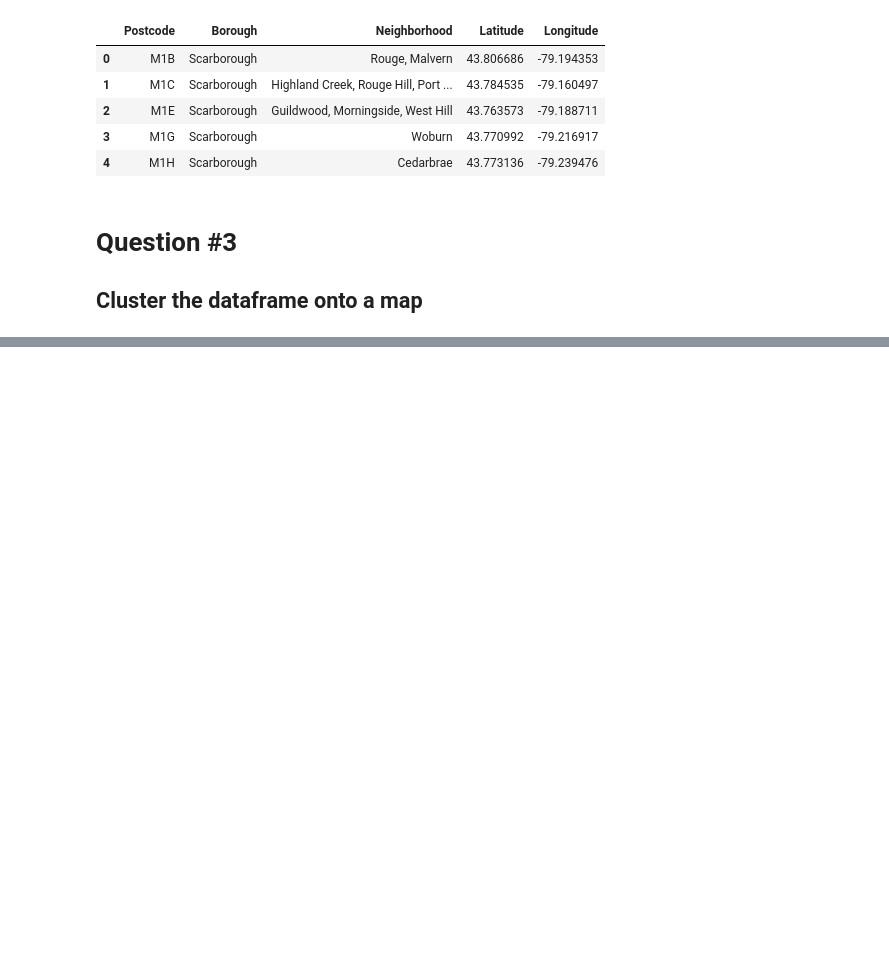
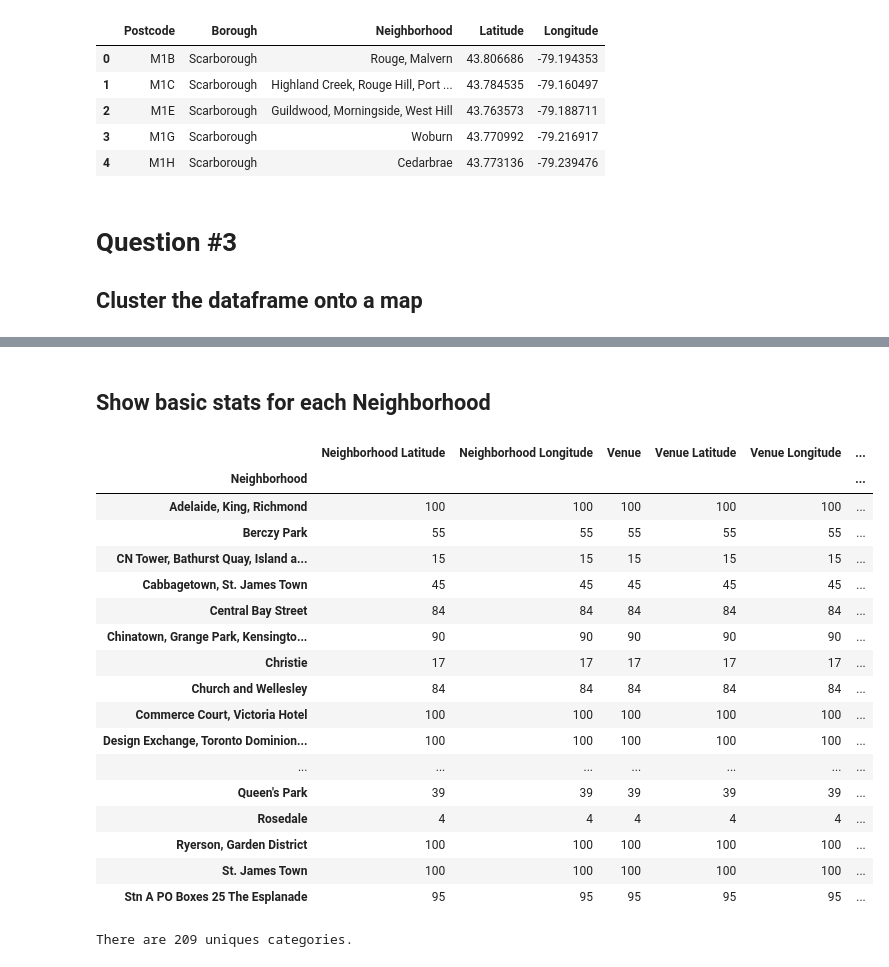
Before and after one commit to jmerten/Coursera_Capstone, a Jupyter notebook: Capstone Clustering Notebook.ipynb, the cells around one changed output, grey strips where cells are left out. Drawn from its saved outputs; the diff is of its cells as text; code cells hidden in the pictures; blank space fills up the shorter version.

```diff
--- a/Capstone Clustering Notebook.ipynb
+++ b/Capstone Clustering Notebook.ipynb
@@ -138,0 +237,12 @@ map_canada
+# %%
+# function that extracts the category of the venue
+def get_category_type(row):
+    try:
+        categories_list = row['categories']
+    except:
+        categories_list = row['venue.categories']
+
+    if len(categories_list) == 0:
+        return None
+    else:
+        return categories_list[0]['name']
@@ -138,0 +354,27 @@ map_canada
+# %% [markdown]
+## Show basic stats for each Neighborhood
+# %%
+toronto_venues.groupby('Neighborhood').count()
+# %% [output]
+|  | Neighborhood Latitude | Neighborhood Longitude | Venue | Venue Latitude | Venue Longitude | ... |
+| Neighborhood |  |  |  |  |  | ... |
+| Adelaide, King, Richmond | 100 | 100 | 100 | 100 | 100 | ... |
+| Berczy Park | 55 | 55 | 55 | 55 | 55 | ... |
+| CN Tower, Bathurst Quay, Island a... | 15 | 15 | 15 | 15 | 15 | ... |
+| Cabbagetown, St. James Town | 45 | 45 | 45 | 45 | 45 | ... |
+| Central Bay Street | 84 | 84 | 84 | 84 | 84 | ... |
+| Chinatown, Grange Park, Kensingto... | 90 | 90 | 90 | 90 | 90 | ... |
+| Christie | 17 | 17 | 17 | 17 | 17 | ... |
+| Church and Wellesley | 84 | 84 | 84 | 84 | 84 | ... |
+| Commerce Court, Victoria Hotel | 100 | 100 | 100 | 100 | 100 | ... |
+| Design Exchange, Toronto Dominion... | 100 | 100 | 100 | 100 | 100 | ... |
+| ... | ... | ... | ... | ... | ... | ... |
+| Queen's Park | 39 | 39 | 39 | 39 | 39 | ... |
+| Rosedale | 4 | 4 | 4 | 4 | 4 | ... |
+| Ryerson, Garden District | 100 | 100 | 100 | 100 | 100 | ... |
+| St. James Town | 100 | 100 | 100 | 100 | 100 | ... |
+| Stn A PO Boxes 25 The Esplanade | 95 | 95 | 95 | 95 | 95 | ... |
+# %%
+print('There are {} uniques categories.'.format(len(toronto_venues['Venue Category'].unique())))
+# %% [output]
+There are 209 uniques categories.
```
Also changed, not shown: parts of 33 cells of this notebook.
